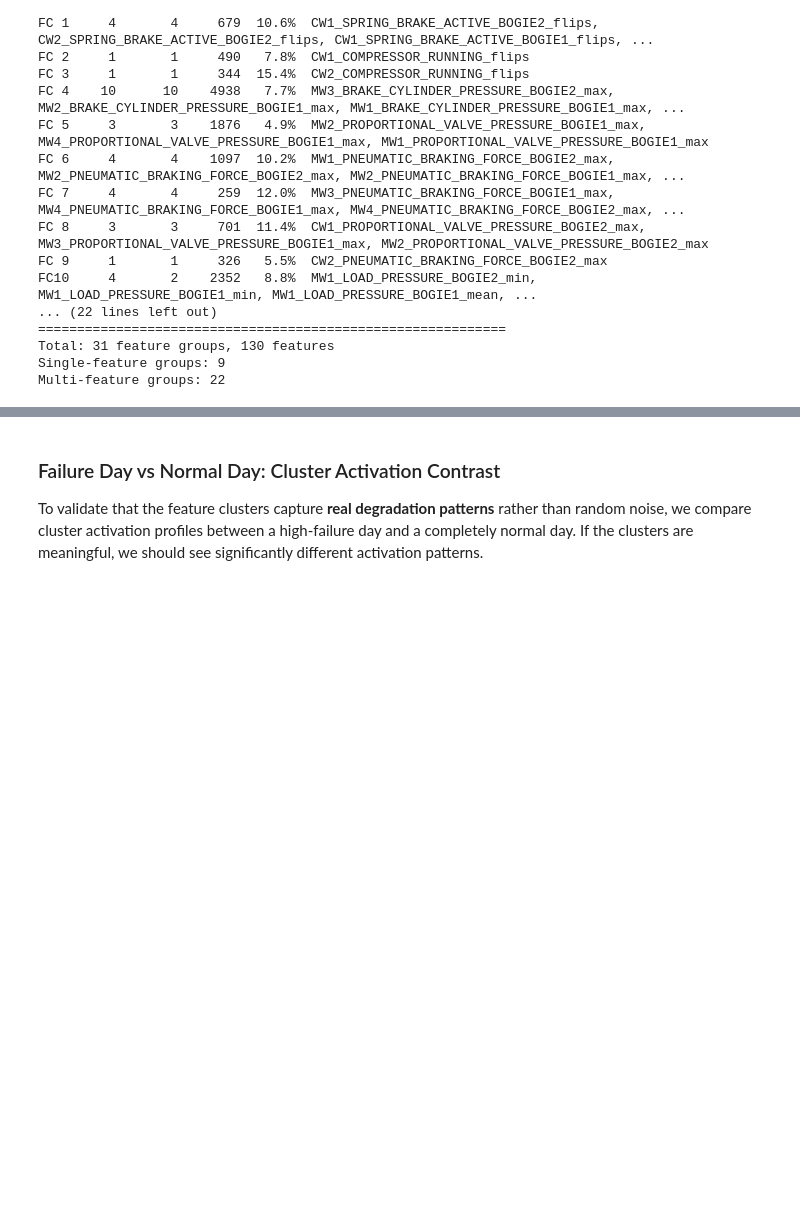
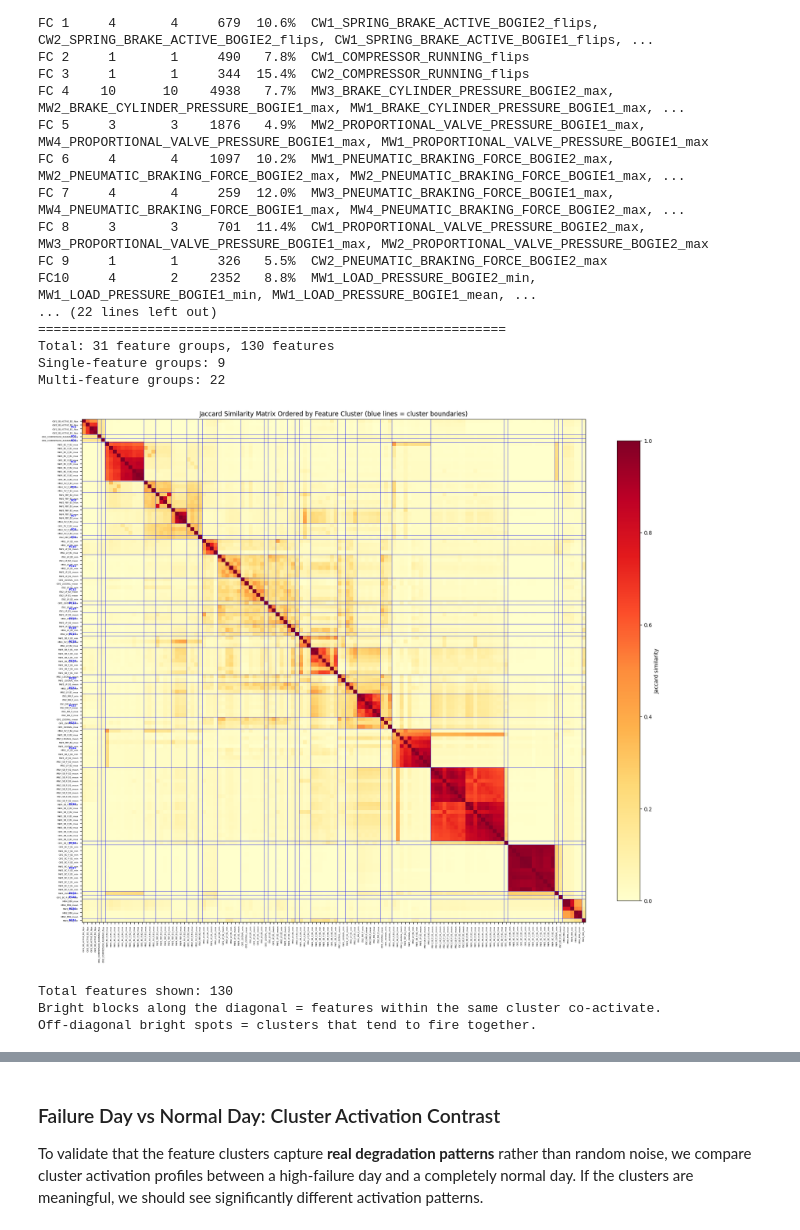
Before and after one commit to Emir515/Kurtulus-thesis, a Jupyter notebook: notebooks/04_anomaly_detection_cluster_analysis.ipynb, the cells around one changed output, grey strips where cells are left out. Saved outputs shown, nothing was run; the diff lists cells and outputs as text; code cells hidden in the pictures; blank space fills up the shorter version.

```diff
--- a/notebooks/04_anomaly_detection_cluster_analysis.ipynb
+++ b/notebooks/04_anomaly_detection_cluster_analysis.ipynb
@@ -350,3 +460,74 @@ FC10     4       2    2352   8.8%  MW1_LOAD_PRESSURE_BOGIE2_min, MW1_LOAD_PRESSU
 Total: 31 feature groups, 130 features
 Single-feature groups: 9
 Multi-feature groups: 22
+# %%
+# ── Option C: Clustered Co-Activation Heatmap (Jaccard Similarity) ──
+# Same Jaccard similarity but reordered by feature cluster assignment
+# This reveals the block-diagonal structure that clustering discovered
+
+# Get all active features ordered by cluster
+fc_order = []
+fc_boundaries = []
+pos = 0
+for fc in sorted(heuristic_a.keys()):
+    feats_active = [f for f in heuristic_a[fc] if f in active_feats]
+    if feats_active:
+        fc_order.extend(feats_active)
+        fc_boundaries.append(pos)
+        pos += len(feats_active)
+
+# Compute Jaccard similarity in cluster order
+act_ordered = anom_activations[fc_order].values
+n_f = act_ordered.shape[0]
+n_cols = len(fc_order)
+
+jaccard_ordered = np.zeros((n_cols, n_cols))
+for i in range(n_cols):
+    for j in range(i, n_cols):
+        intersection = (act_ordered[:, i] & act_ordered[:, j]).sum()
+        union = (act_ordered[:, i] | act_ordered[:, j]).sum()
+        val = intersection / max(union, 1)
+        jaccard_ordered[i, j] = val
+        jaccard_ordered[j, i] = val
+
+# Short labels
+short = [f.replace('PRESSURE', 'P').replace('BOGIE', 'B').replace('BRAKE_CYLINDER', 'BC')
+         .replace('SPRING_BRAKE', 'SB').replace('PROPORTIONAL_VALVE', 'PV')
+         .replace('PNEUMATIC_BRAKING_FORCE', 'PBF').replace('LOAD_', 'L')
+         .replace('MAIN_RESERVOIR', 'MR').replace('ENERGY_BRAKING_RESISTANCE', 'EBR')
+         for f in fc_order]
+
+fig, ax = plt.subplots(figsize=(18, 16))
+im = ax.imshow(jaccard_ordered, cmap='YlOrRd', vmin=0, vmax=1)
+
+# Draw cluster boundary lines
+for b in fc_boundaries[1:]:
+    ax.axhline(b - 0.5, color='blue', linewidth=0.8, alpha=0.6)
+    ax.axvline(b - 0.5, color='blue', linewidth=0.8, alpha=0.6)
+
+# Label clusters on the side
+fc_idx = 0
+for fc in sorted(heuristic_a.keys()):
+    feats_active = [f for f in heuristic_a[fc] if f in active_feats]
+    if feats_active:
+        mid = fc_boundaries[fc_idx] + len(feats_active) / 2 - 0.5
+        ax.text(-2, mid, f'FC{fc}', fontsize=5, ha='right', va='center', color='blue', fontweight='bold')
+        fc_idx += 1
+
+ax.set_xticks(range(len(short)))
+ax.set_yticks(range(len(short)))
+ax.set_xticklabels(short, rotation=90, fontsize=4)
+ax.set_yticklabels(short, fontsize=4)
+ax.set_title('Jaccard Similarity Matrix Ordered by Feature Cluster (blue lines = cluster boundaries)')
+plt.colorbar(im, ax=ax, label='Jaccard similarity', shrink=0.8)
+plt.tight_layout()
+plt.show()
+
+print(f"Total features shown: {len(fc_order)}")
+print("Bright blocks along the diagonal = features within the same cluster co-activate.")
+print("Off-diagonal bright spots = clusters that tend to fire together.")
+# %% [output]
+[figure, added]
+Total features shown: 130
+Bright blocks along the diagonal = features within the same cluster co-activate.
+Off-diagonal bright spots = clusters that tend to fire together.
```
Also changed, not shown: parts of 11 cells of this notebook, 1 other file.
